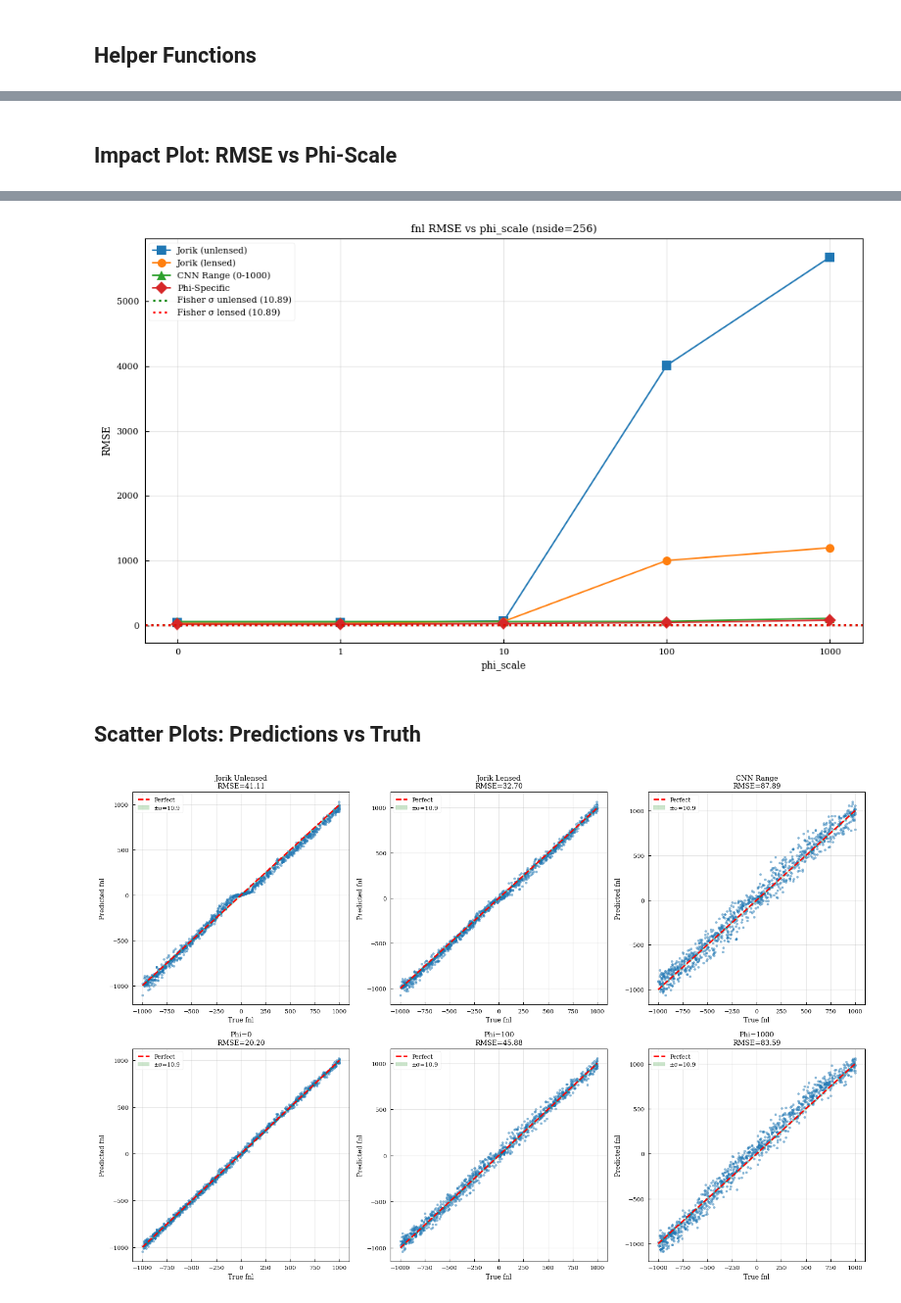
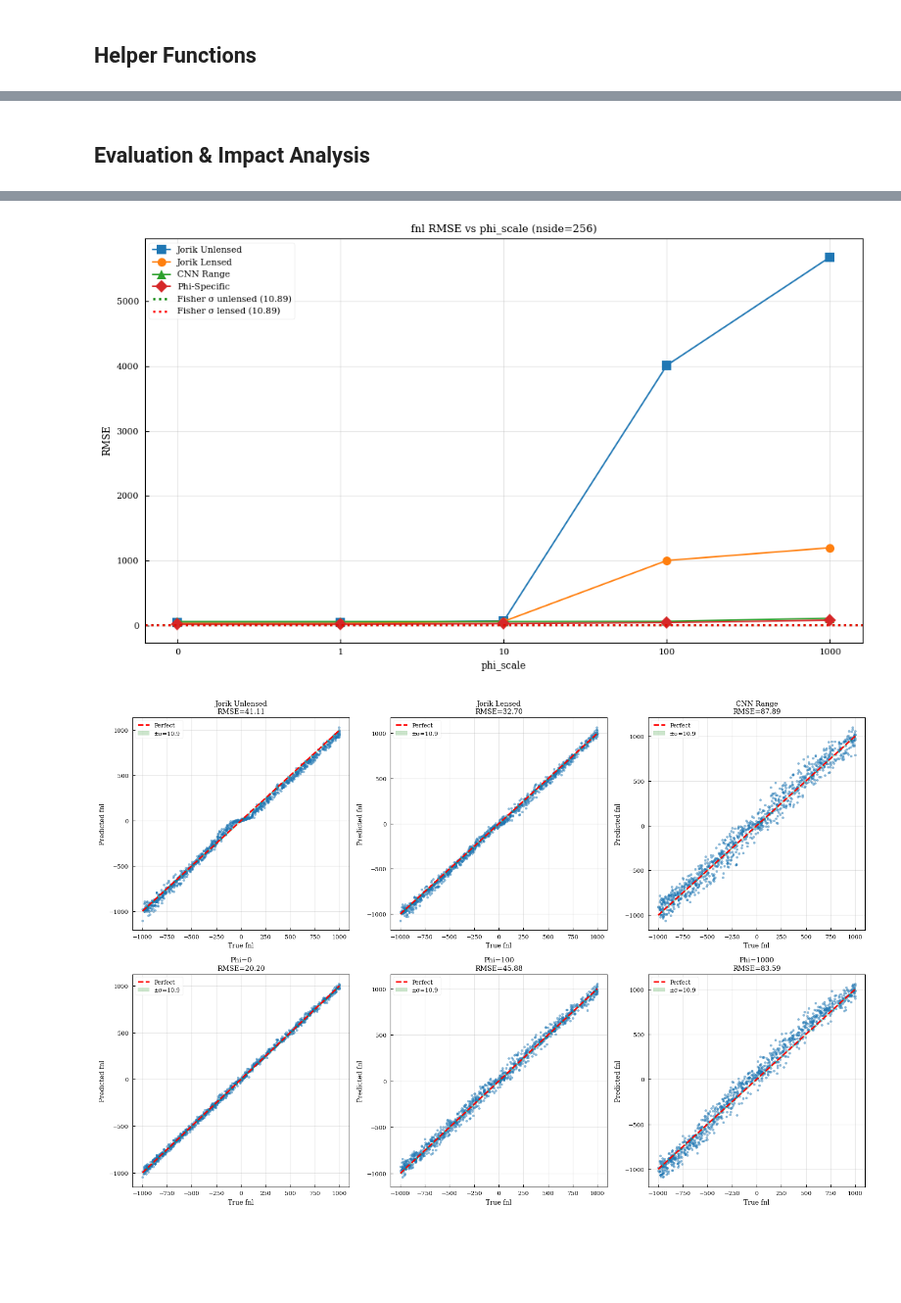
Before and after one commit to JBrandonS/MLPNG, a Jupyter notebook: notebooks/phi_scale_impact.ipynb, the cells around one changed output, grey strips where cells are left out. Shown at 98% size. Drawn from its saved outputs; the diff is of its cells as text; code cells hidden in the pictures; blank space fills up the shorter version.

```diff
--- a/notebooks/phi_scale_impact.ipynb
+++ b/notebooks/phi_scale_impact.ipynb
@@ -341,10 +326,10 @@ def get_fisher_sigma(lensed=True):
 # %%
-results = {}  # Store all results
+results, phi_models = {}, {}
 
-# Jorik Unlensed
+# Train Jorik Unlensed
+print("Loading unlensed dataset...")
 train_u, val_u, test_u = create_dataset("unlensed", cache_suffix="-unlensed")
-cache_dataset(train_u, val_u, test_u, "unlensed")
-
+print("Training Jorik Unlensed...")
 jorik_unlensed, hist_ju, time_ju = load_or_train(
     f"{model_dir}/jorik-unlensed.keras",
     lambda: build_jorik_model(core.npix, core.npols, len(core.shapes)),
@@ -355,7 +340,6 @@ jorik_unlensed, hist_ju, time_ju = load_or_train(
 )
 preds_ju, truth_ju, rmse_ju, mae_ju = evaluate_model(jorik_unlensed, test_u)
 results["jorik_unlensed"] = {
-    "model": jorik_unlensed,
     "history": hist_ju,
     "time": time_ju,
     "preds": preds_ju,
@@ -363,5 +347,5 @@ results["jorik_unlensed"] = {
     "rmse": rmse_ju,
     "mae": mae_ju,
 }
-print(f"Jorik Unlensed - RMSE: {rmse_ju:.4f}, MAE: {mae_ju:.4f}, Time: {time_ju:.1f}s")
+print(f"Jorik Unlensed: RMSE={rmse_ju:.2f}, MAE={mae_ju:.2f}")
 # %%
@@ -483,48 +433,35 @@ phi=1000: RMSE=83.5917, MAE=67.1772, Time=0.0s
 # %% [markdown]
-## Impact Plot: RMSE vs Phi-Scale
+## Evaluation & Impact Analysis
 # %%
 # Evaluate all models at each phi_scale
 impact = {"jorik_unlensed": [], "jorik_lensed": [], "cnn_range": [], "phi_specific": []}
 
 for phi in PHI_SCALES:
     test_ds = phi_models[phi]["test_ds"]
-
-    # Jorik unlensed (use unlensed test set for phi=0, otherwise lensed)
-    if phi == 0:
-        _, _, rmse, _ = evaluate_model(jorik_unlensed, test_u)
-    else:
-        _, _, rmse, _ = evaluate_model(jorik_unlensed, test_ds)
-    impact["jorik_unlensed"].append(rmse)
-
-    # Jorik lensed
-    _, _, rmse, _ = evaluate_model(jorik_lensed, test_ds)
-    impact["jorik_lensed"].append(rmse)
-
-    # CNN range
-    _, _, rmse, _ = evaluate_model(cnn_range, test_ds)
-    impact["cnn_range"].append(rmse)
-
-    # Phi-specific
+    impact["jorik_unlensed"].append(
+        evaluate_model(jorik_unlensed, test_u if phi == 0 else test_ds)[2]
+    )
+    impact["jorik_lensed"].append(evaluate_model(jorik_lensed, test_ds)[2])
+    impact["cnn_range"].append(evaluate_model(cnn_range, test_ds)[2])
     impact["phi_specific"].append(phi_models[phi]["rmse"])
 
-# Get Fisher bounds
-sigma_unlensed = get_fisher_sigma(lensed=False)
-sigma_lensed = get_fisher_sigma(lensed=True)
+sigma_unlensed, sigma_lensed = get_fisher_sigma(False), get_fisher_sigma(True)
 
-# Plot
+# Line plot
 fig, ax = plt.subplots(figsize=(10, 6))
 x = np.arange(len(PHI_SCALES))
-
-ax.plot(x, impact["jorik_unlensed"], "s-", label="Jorik (unlensed)", markersize=8)
-ax.plot(x, impact["jorik_lensed"], "o-", label="Jorik (lensed)", markersize=8)
-ax.plot(x, impact["cnn_range"], "^-", label="CNN Range (0-1000)", markersize=8)
-ax.plot(x, impact["phi_specific"], "D-", label="Phi-Specific", markersize=8)
-
+for data, style, label in [
+    (impact["jorik_unlensed"], "s-", "Jorik Unlensed"),
+    (impact["jorik_lensed"], "o-", "Jorik Lensed"),
+    (impact["cnn_range"], "^-", "CNN Range"),
+    (impact["phi_specific"], "D-", "Phi-Specific"),
+]:
+    ax.plot(x, data, style, label=label, markersize=8)
 if sigma_unlensed:
     ax.axhline(
         sigma_unlensed,
         color="green",
-        linestyle=":",
+        ls=":",
         lw=2,
         label=f"Fisher σ unlensed ({sigma_unlensed:.2f})",
     )
@@ -532,16 +469,17 @@ if sigma_lensed:
     ax.axhline(
         sigma_lensed,
         color="red",
-        linestyle=":",
+        ls=":",
         lw=2,
         label=f"Fisher σ lensed ({sigma_lensed:.2f})",
     )
-
 ax.set_xticks(x)
 ax.set_xticklabels(PHI_SCALES)
-ax.set_xlabel("phi_scale")
-ax.set_ylabel("RMSE")
-ax.set_title(f"fnl RMSE vs phi_scale (nside={core.nside})")
+ax.set(
+    xlabel="phi_scale",
+    ylabel="RMSE",
+    title=f"fnl RMSE vs phi_scale (nside={core.nside})",
+)
 ax.legend(loc="upper left")
 ax.grid(True, alpha=0.3)
 plt.tight_layout()
@@ -565,4 +488,2 @@ plt.show()
-[figure, old version]
+[figure, new version]
-# %% [markdown]
-## Scatter Plots: Predictions vs Truth
 # %%
```
Also changed, not shown: parts of 35 cells of this notebook, 1 other file.
